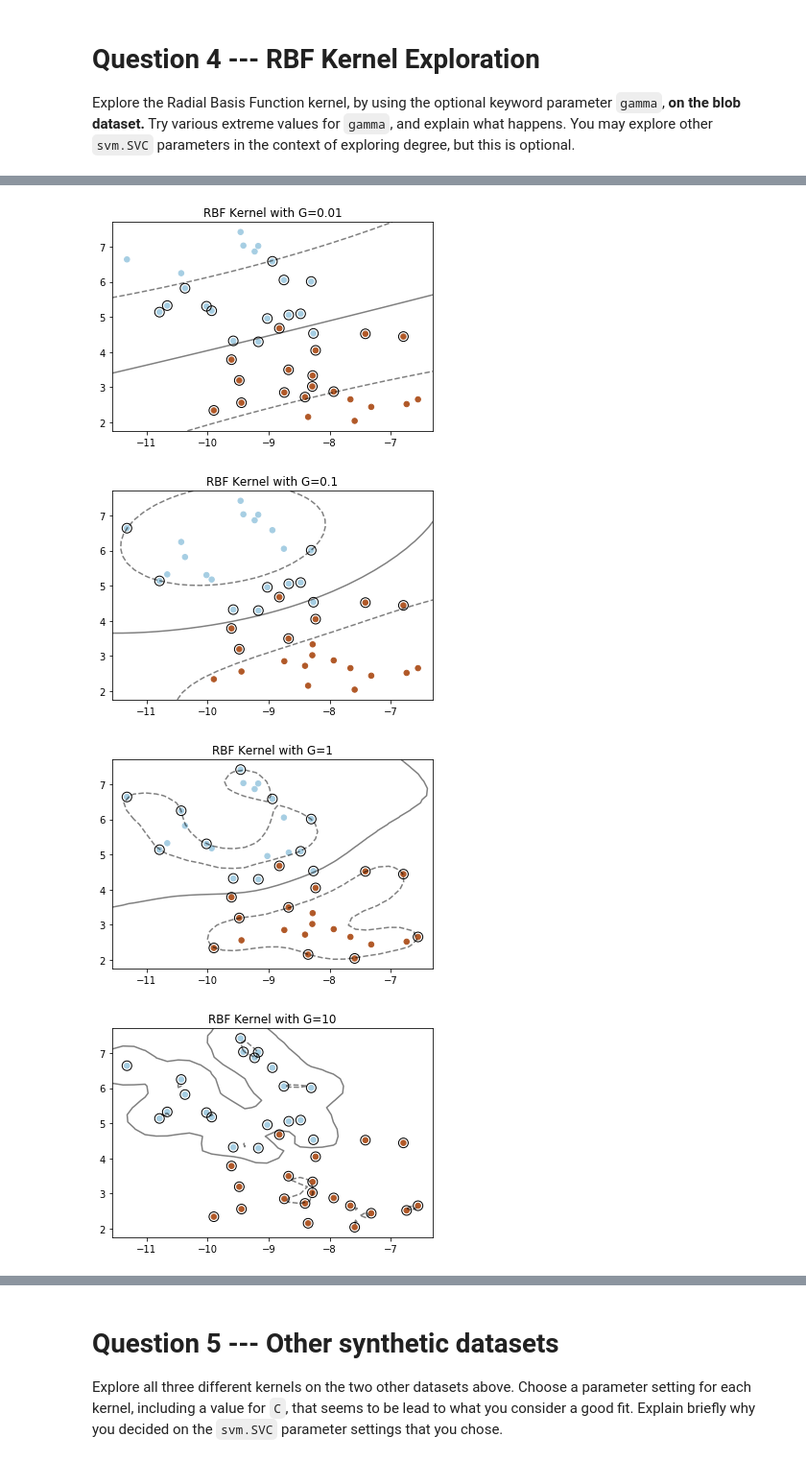
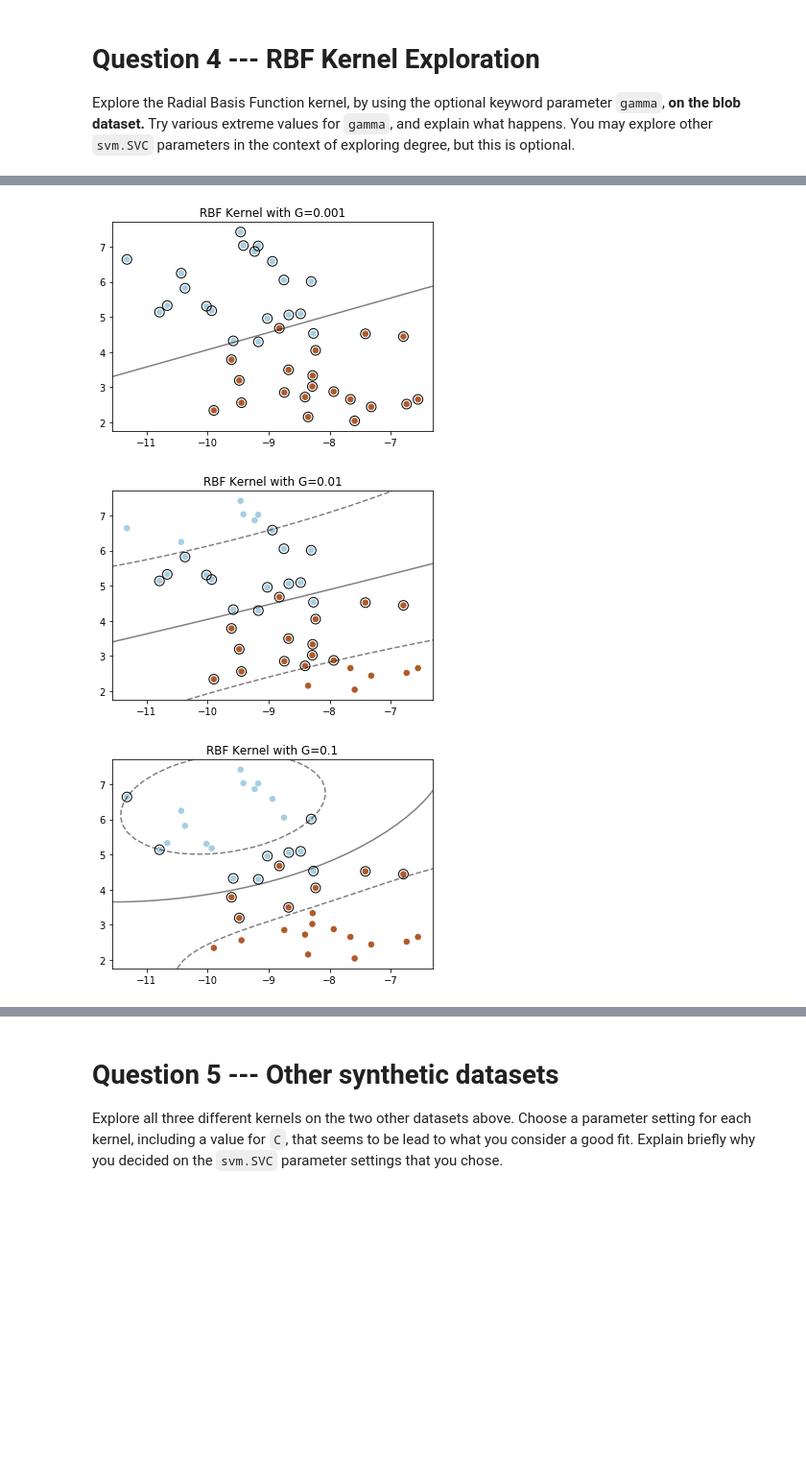
Before and after one commit to Minam7/CMPT820, a Jupyter notebook: HW4/A4Q2.ipynb, the cells around one changed output, grey strips where cells are left out. Shown at 96% size. Saved outputs shown, nothing was run; the diff lists cells and outputs as text; code cells hidden in the pictures; blank space fills up the shorter version.

```diff
--- a/HW4/A4Q2.ipynb
+++ b/HW4/A4Q2.ipynb
@@ -228,5 +228,5 @@ C_val = 1
 
 for i in range(2,6):
     title = 'Polynomial Kernel with degree=' + str(i)
-    plot_hyperplane(svm.SVC(kernel='poly', degree=i, C=C_val), blob_X, blob_y, title)
+    plot_hyperplane(svm.SVC(kernel='poly', degree=i, C=C_val, gamma='auto'), blob_X, blob_y, title)
 # %% [output]
@@ -246,12 +246,11 @@
 # %%
 C_val = 1
 
-for i in range(-2,3):
+for i in range(-3,0):
     Gamma_val = 10**i
     title = 'RBF Kernel with G=' + str(Gamma_val)
     plot_hyperplane(svm.SVC(kernel='rbf', gamma=Gamma_val, C=C_val), blob_X, blob_y, title)
 # %% [output]
-[figure, old version]
+[figure, new version]
-[figure, old version]
+[figure, new version]
-[figure, old version]
+[figure, new version]
-[figure, removed]
```
Also changed, not shown: parts of 48 cells of this notebook, 3 other files.
